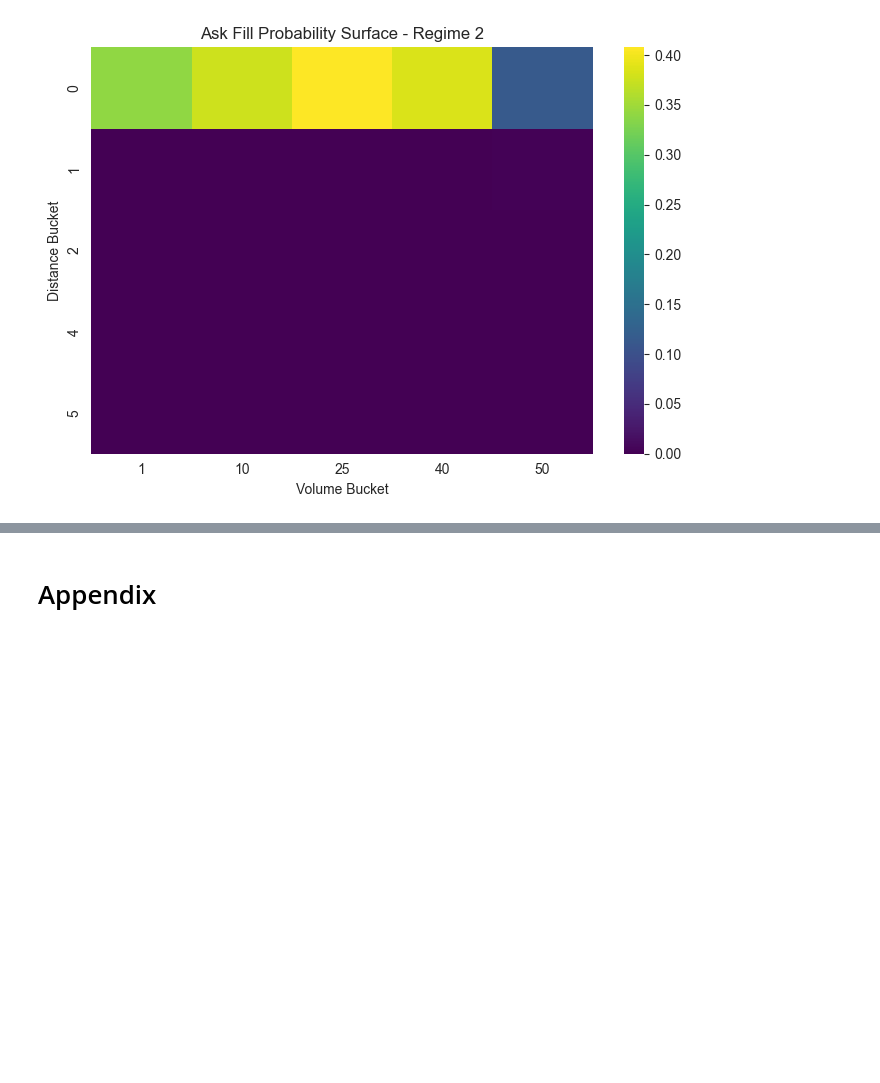
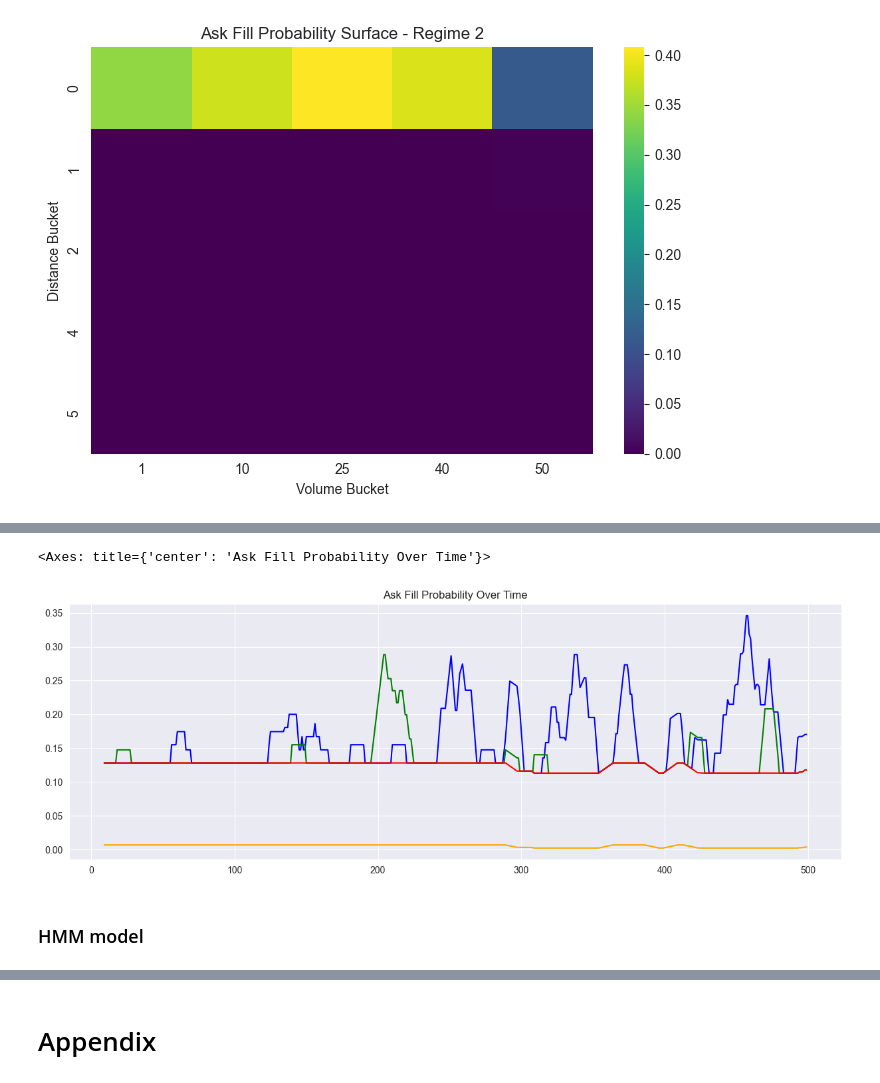
Before and after one commit to akhil-cv/market_game, a Jupyter notebook: Final_MM_prototype.ipynb, the cells around one changed output, grey strips where cells are left out. Drawn from its saved outputs; the diff is of its cells as text; code cells hidden in the pictures; blank space fills up the shorter version.

Commit message:
multiple models

```diff
--- a/Final_MM_prototype.ipynb
+++ b/Final_MM_prototype.ipynb
@@ -886,0 +971,11 @@ probs_gmm = get_bid_ask_probabilities(
+# %%
+
+pd.Series(ask_prob[a:b]).rolling(window=10).mean().plot(figsize=(15,5), color='blue')
+pd.Series(ask_prob2[a:b]).rolling(window=10).mean().plot(figsize=(15,5), color='green')
+pd.Series(ask_prob5[a:b]).rolling(window=10).mean().plot(figsize=(15,5), color='red')
+pd.Series(ask_prob10[a:b]).rolling(window=10).mean().plot(figsize=(15,5), color='orange', title="Ask Fill Probability Over Time")
+# %% [output]
+<Axes: title={'center': 'Ask Fill Probability Over Time'}>
+[figure, added]
+# %% [markdown]
+### HMM model
```
Also changed, not shown: parts of 12 cells of this notebook.
